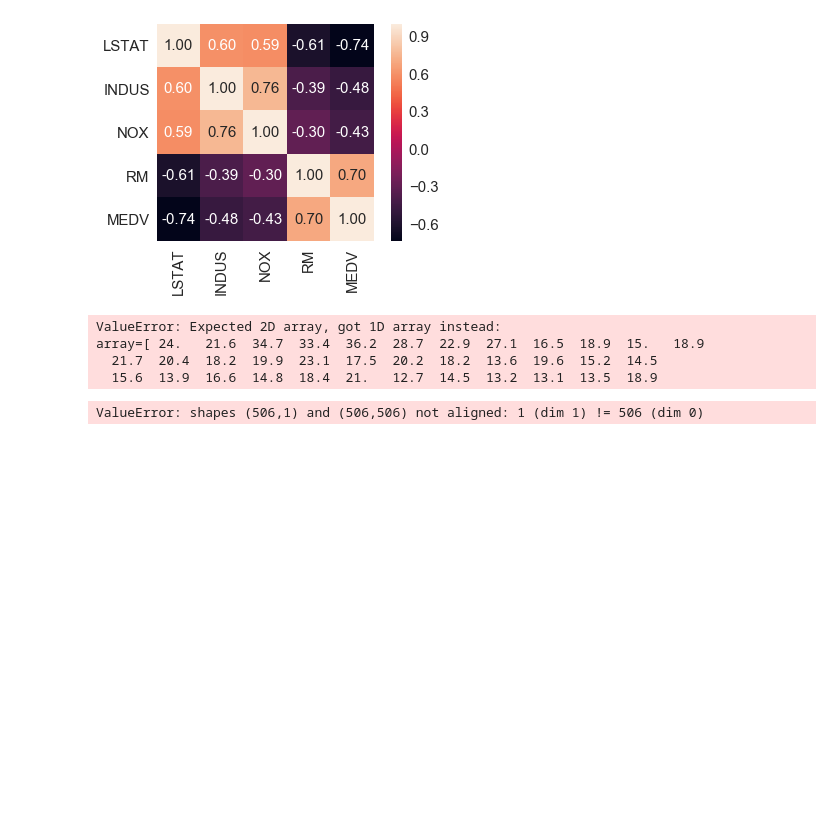
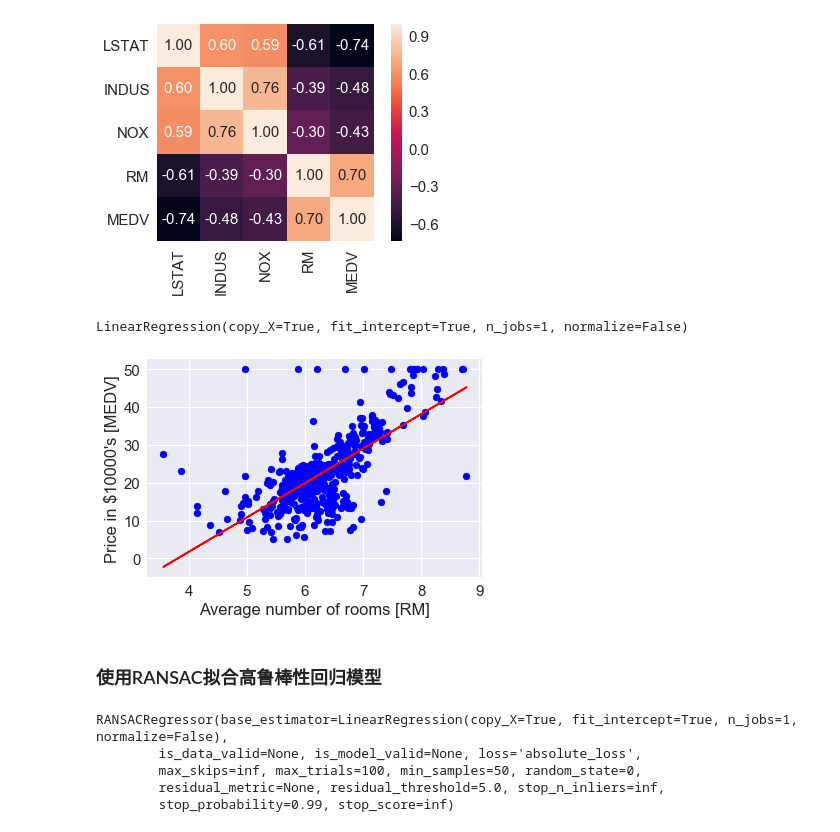
Before and after one commit to donaldxu/Quantitative, a Jupyter notebook: Ch.10 回归分析预测连续型目标变量.ipynb, the cells around one changed output. Drawn from its saved outputs; the diff is of its cells as text; code cells hidden in the pictures; blank space fills up the shorter version.

```diff
--- a/Ch.10 回归分析预测连续型目标变量.ipynb
+++ b/Ch.10 回归分析预测连续型目标变量.ipynb
@@ -65,23 +39,34 @@ class LinearRegressionGD(object):
 # %%
-X=df[['RM']].values
-y=df['MEDV'].values
+from sklearn.linear_model import LinearRegression
+slr = LinearRegression()
+X = df[['RM']].values
+y = df['MEDV'].values
+slr.fit(X,y)
+# %% [output]
+LinearRegression(copy_X=True, fit_intercept=True, n_jobs=1, normalize=False)
-# %%
-from sklearn.preprocessing import StandardScaler
-sc_X = StandardScaler()
-sc_y = StandardScaler()
-X_std = sc_X.fit_transform(X)
-y_std = sc_y.fit_transform(y)
-# %% [output]
-ValueError: Expected 2D array, got 1D array instead:
-array=[ 24.   21.6  34.7  33.4  36.2  28.7  22.9  27.1  16.5  18.9  15.   18.9
-  21.7  20.4  18.2  19.9  23.1  17.5  20.2  18.2  13.6  19.6  15.2  14.5
-  15.6  13.9  16.6  14.8  18.4  21.   12.7  14.5  13.2  13.1  13.5  18.9
-# %%
-lr = LinearRegressionGD()
-lr.fit(X_std,y_std)
-plt.plot(range(1,lr.n_iter+1),lr.cost_)
-plt.ylabel('SSE')
-plt.xlabel('Epoch')
-plt.show()
-# %% [output]
-ValueError: shapes (506,1) and (506,506) not aligned: 1 (dim 1) != 506 (dim 0)
+# %%
+def lin_regplot(X,y,model):
+    plt.scatter(X,y,c='blue')
+    plt.plot(X,model.predict(X),color='red')
+    return None
+# %%
+lin_regplot(X,y,slr)
+plt.xlabel('Average number of rooms [RM]')
+plt.ylabel('Price in $10000\'s [MEDV]')
+plt.show()
+# %% [output]
+[figure, added]
+# %% [markdown]
+### 使用RANSAC拟合高鲁棒性回归模型
+# %%
+from sklearn.linear_model import RANSACRegressor
+ransac = RANSACRegressor(LinearRegression(),max_trials=100,
+                         min_samples=50,loss='absolute_loss',
+                         residual_threshold=5.0,random_state=0)
+ransac.fit(X,y)
+# %% [output]
+RANSACRegressor(base_estimator=LinearRegression(copy_X=True, fit_intercept=True, n_jobs=1, normalize=False),
+        is_data_valid=None, is_model_valid=None, loss='absolute_loss',
+        max_skips=inf, max_trials=100, min_samples=50, random_state=0,
+        residual_metric=None, residual_threshold=5.0, stop_n_inliers=inf,
+        stop_probability=0.99, stop_score=inf)
```
Also changed, not shown: parts of 10 cells of this notebook.
